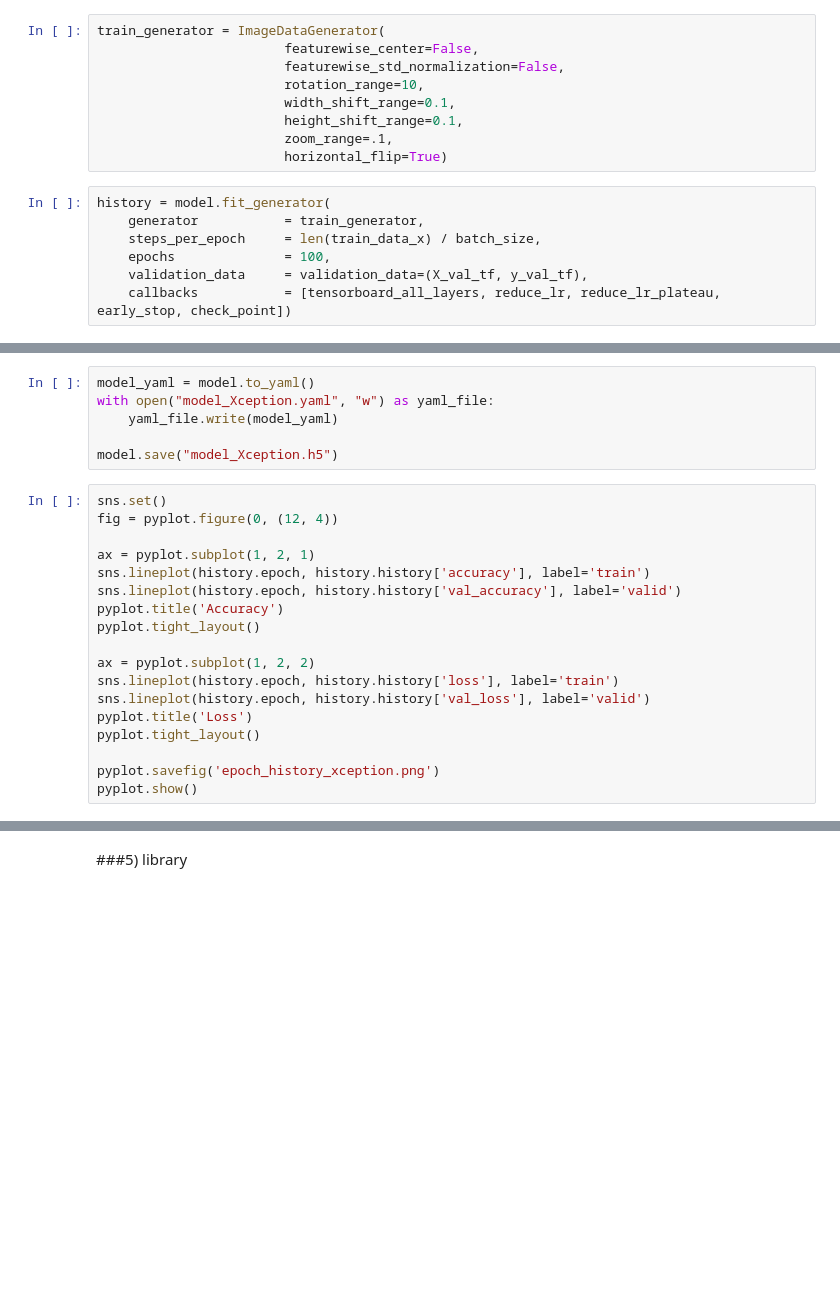
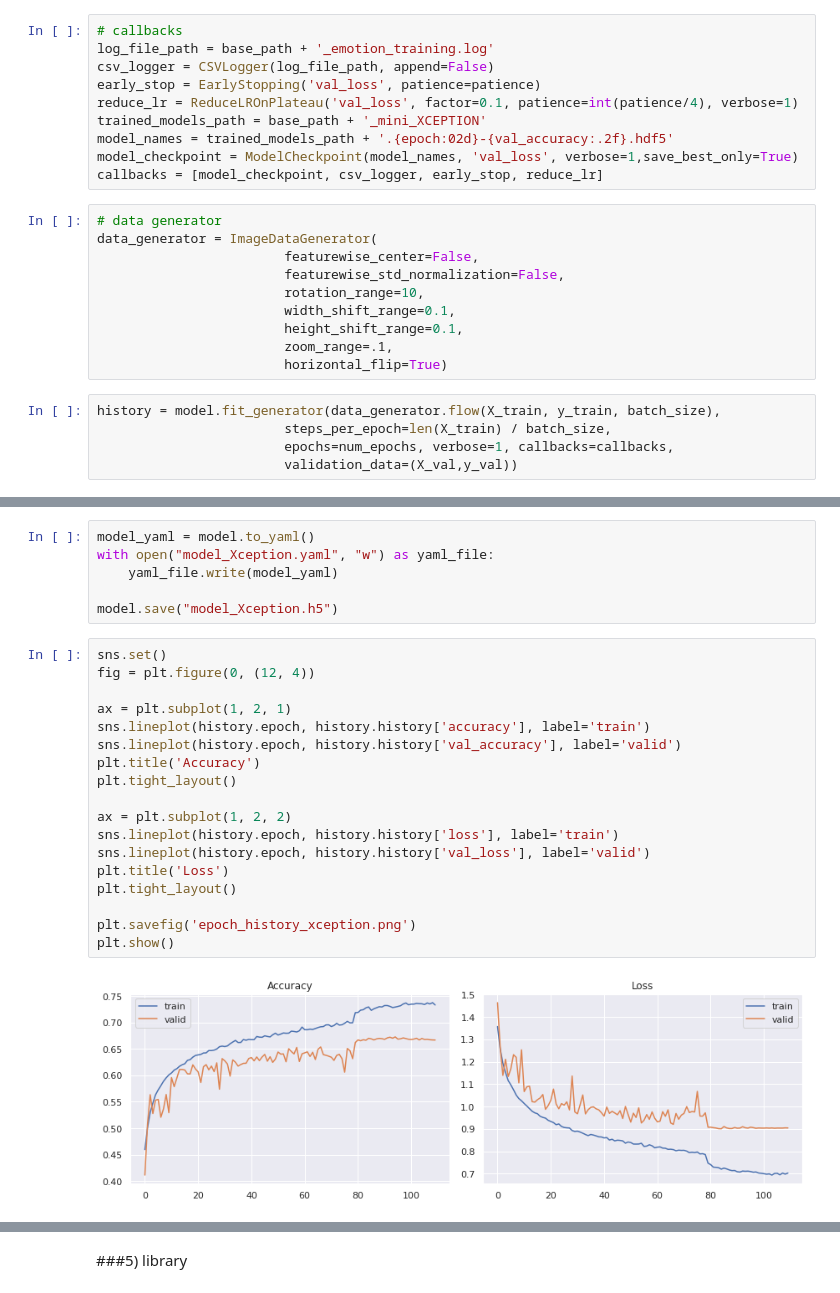
Before and after one commit to Gyeong-Hyeon/AI_Project, a Jupyter notebook: Section4/Facial_emotion_recognition.ipynb, the cells around one changed output, grey strips where cells are left out. Cells and saved outputs as stored; diff of their text form; blank space fills up the shorter version.

```diff
--- a/Section4/Facial_emotion_recognition.ipynb
+++ b/Section4/Facial_emotion_recognition.ipynb
@@ -1250,5 +1436,16 @@ trained_models_path = base_path + 'Xception'
+# %%
+# callbacks
+log_file_path = base_path + '_emotion_training.log'
+csv_logger = CSVLogger(log_file_path, append=False)
+early_stop = EarlyStopping('val_loss', patience=patience)
+reduce_lr = ReduceLROnPlateau('val_loss', factor=0.1, patience=int(patience/4), verbose=1)
+trained_models_path = base_path + '_mini_XCEPTION'
+model_names = trained_models_path + '.{epoch:02d}-{val_accuracy:.2f}.hdf5'
+model_checkpoint = ModelCheckpoint(model_names, 'val_loss', verbose=1,save_best_only=True)
+callbacks = [model_checkpoint, csv_logger, early_stop, reduce_lr]
 # %%
-train_generator = ImageDataGenerator(
+# data generator
+data_generator = ImageDataGenerator(
                         featurewise_center=False,
                         featurewise_std_normalization=False,
                         rotation_range=10,
@@ -1256,10 +1453,8 @@ train_generator = ImageDataGenerator(
                         height_shift_range=0.1,
                         zoom_range=.1,
                         horizontal_flip=True)
-# %%
-history = model.fit_generator(
-    generator           = train_generator,
-    steps_per_epoch     = len(train_data_x) / batch_size,
-    epochs              = 100,
-    validation_data     = validation_data=(X_val_tf, y_val_tf),
-    callbacks           = [tensorboard_all_layers, reduce_lr, reduce_lr_plateau, early_stop, check_point])
+# %%
+history = model.fit_generator(data_generator.flow(X_train, y_train, batch_size),
+                        steps_per_epoch=len(X_train) / batch_size,
+                        epochs=num_epochs, verbose=1, callbacks=callbacks,
+                        validation_data=(X_val,y_val))
@@ -1271,20 +1485,22 @@ with open("model_Xception.yaml", "w") as yaml_file:
 model.save("model_Xception.h5")
 # %%
 sns.set()
-fig = pyplot.figure(0, (12, 4))
+fig = plt.figure(0, (12, 4))
 
-ax = pyplot.subplot(1, 2, 1)
+ax = plt.subplot(1, 2, 1)
 sns.lineplot(history.epoch, history.history['accuracy'], label='train')
 sns.lineplot(history.epoch, history.history['val_accuracy'], label='valid')
-pyplot.title('Accuracy')
-pyplot.tight_layout()
+plt.title('Accuracy')
+plt.tight_layout()
 
-ax = pyplot.subplot(1, 2, 2)
+ax = plt.subplot(1, 2, 2)
 sns.lineplot(history.epoch, history.history['loss'], label='train')
 sns.lineplot(history.epoch, history.history['val_loss'], label='valid')
-pyplot.title('Loss')
-pyplot.tight_layout()
+plt.title('Loss')
+plt.tight_layout()
 
-pyplot.savefig('epoch_history_xception.png')
-pyplot.show()
+plt.savefig('epoch_history_xception.png')
+plt.show()
+# %% [output]
+[figure, added]
 # %%
```
Also changed, not shown: parts of 36 cells of this notebook.
